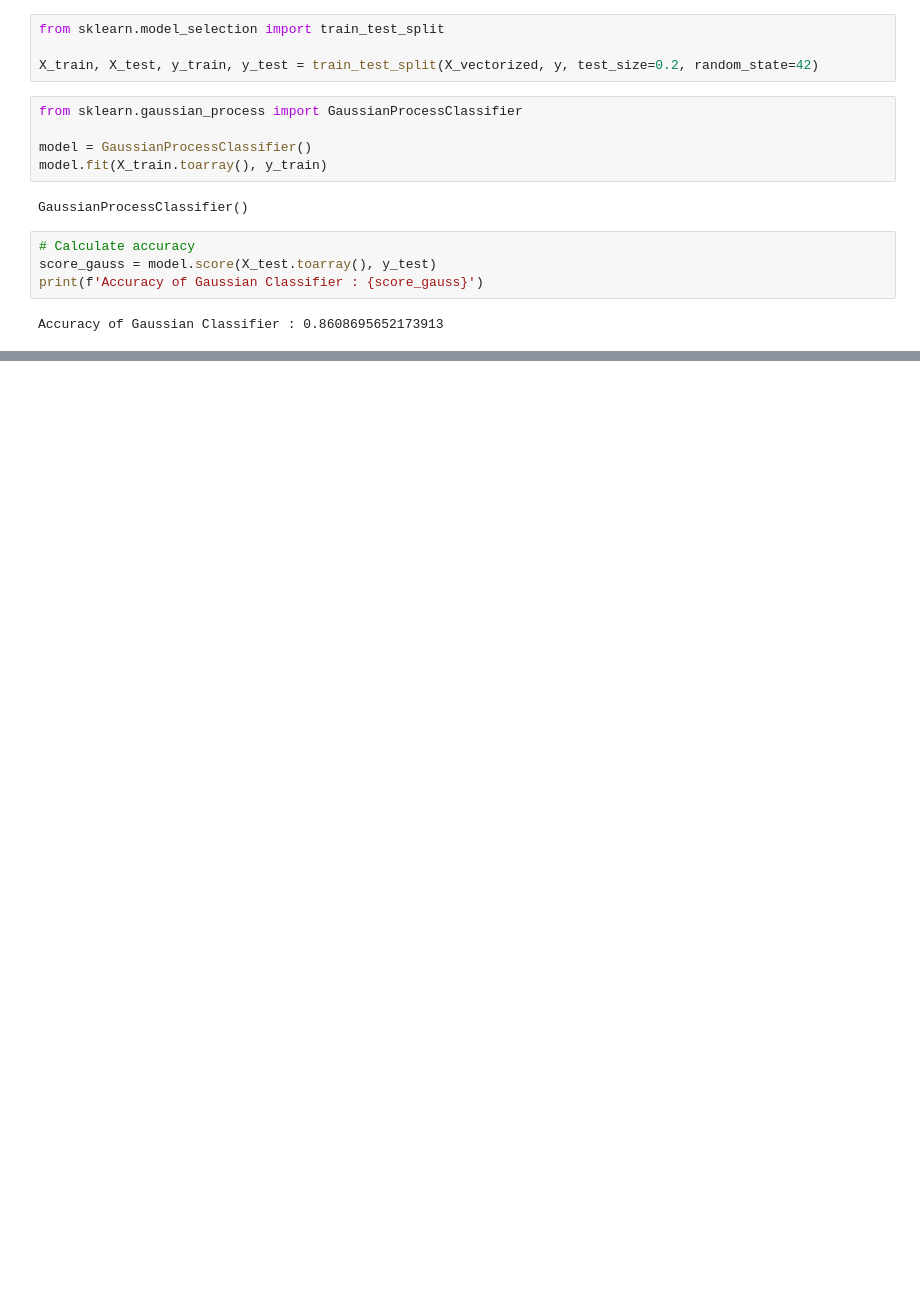
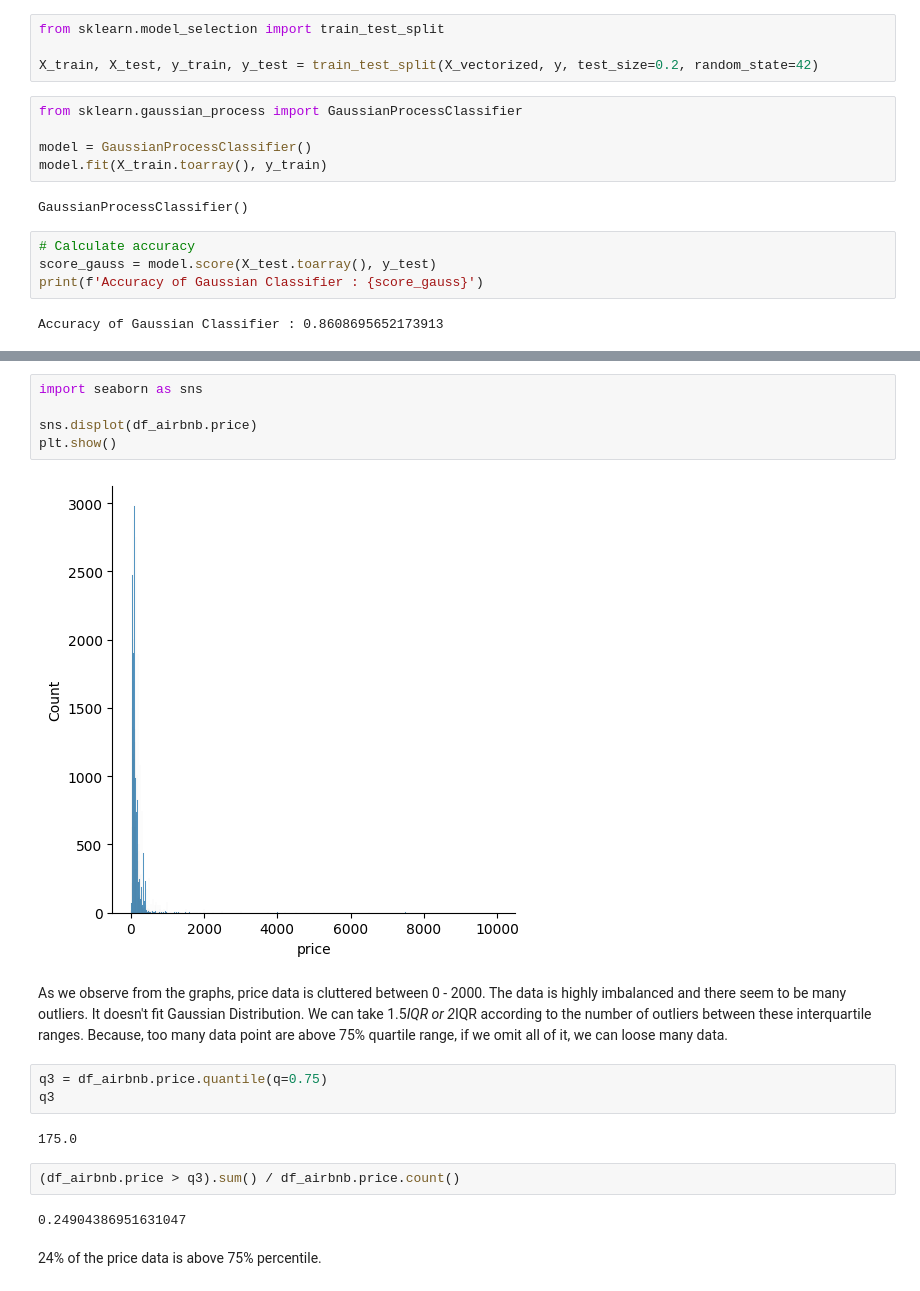
Before and after one commit to aaiml/CSCN8000-lab-submissions, a Jupyter notebook: students-submissions/8815048/Lab2.ipynb, the cells around one changed output, grey strips where cells are left out. Drawn from its saved outputs; the diff is of its cells as text; blank space fills up the shorter version.

```diff
--- a/students-submissions/8815048/Lab2.ipynb
+++ b/students-submissions/8815048/Lab2.ipynb
@@ -174,0 +245,20 @@ df_airbnb = pd.read_csv('..\..\practical_labs\AB_NYC_2019.csv')
+# %%
+import seaborn as sns
+
+sns.displot(df_airbnb.price)
+plt.show()
+# %% [output]
+[figure, added]
+# %% [markdown]
+As we observe from the graphs, price data is cluttered between 0 - 2000. The data is highly imbalanced and there seem to be many outliers. It doesn't fit Gaussian Distribution. We can take 1.5*IQR or 2*IQR according to the number of outliers between these interquartile ranges. Because, too many data point are above 75% quartile range, if we omit all of it, we can loose many data.
+# %%
+q3 = df_airbnb.price.quantile(q=0.75)
+q3
+# %% [output]
+175.0
+# %%
+(df_airbnb.price > q3).sum() / df_airbnb.price.count()
+# %% [output]
+0.24904386951631047
+# %% [markdown]
+24% of the price data is above 75% percentile.
```
Also changed, not shown: parts of 42 cells of this notebook.
